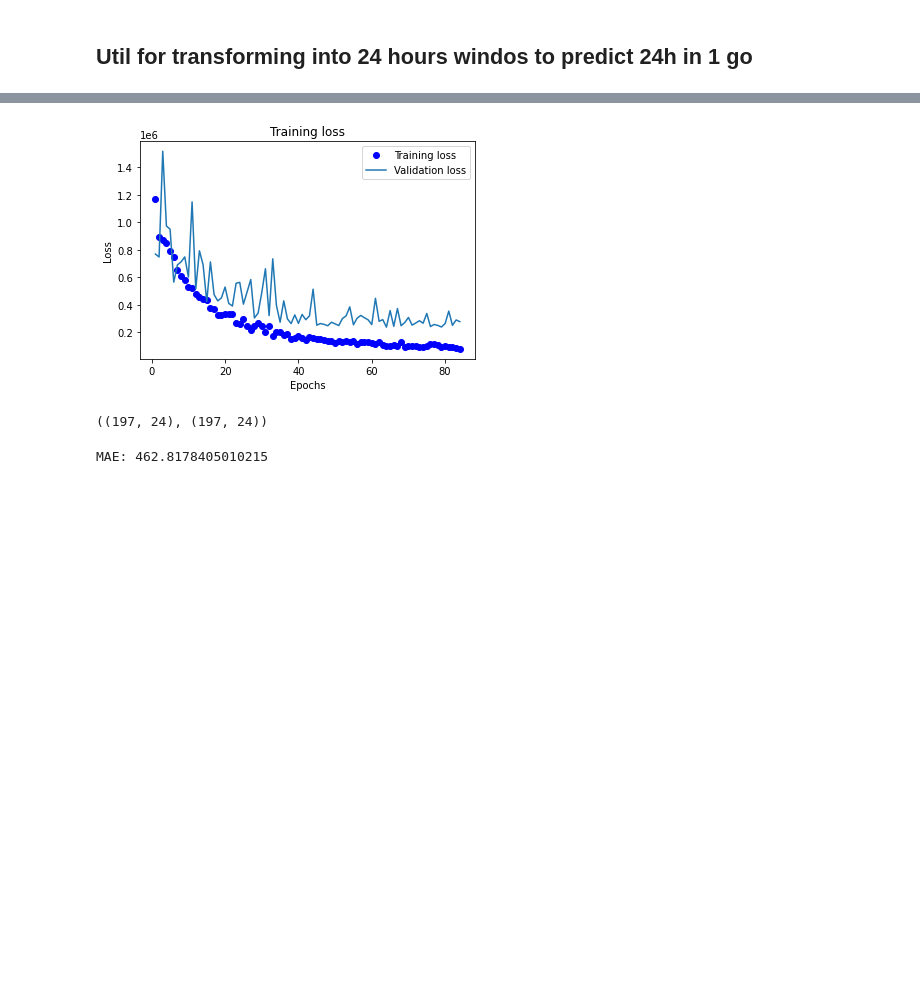
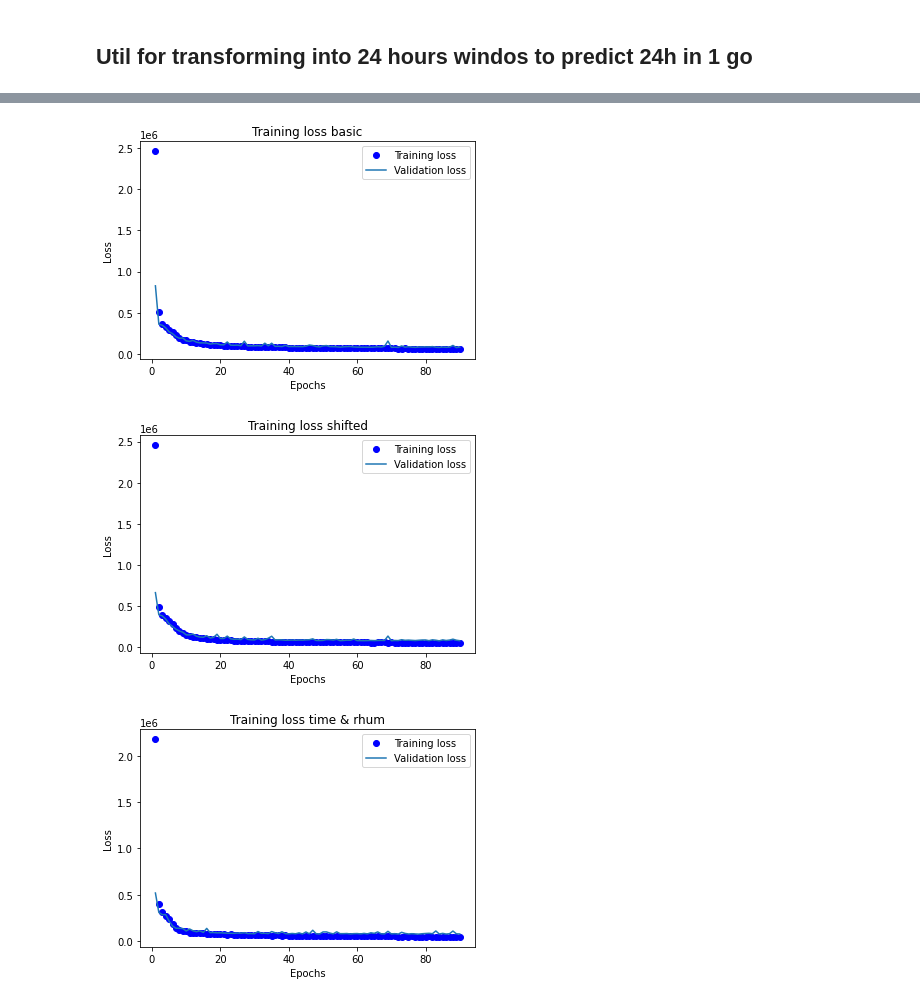
Before and after one commit to CA683-Group99/Wind-Energy-Prediction, a Jupyter notebook: 4_IslandElectricityANNModel_withPrevMW.ipynb, the cells around one changed output, grey strips where cells are left out. Saved outputs shown, nothing was run; the diff lists cells and outputs as text; code cells hidden in the pictures; blank space fills up the shorter version.

```diff
--- a/4_IslandElectricityANNModel_withPrevMW.ipynb
+++ b/4_IslandElectricityANNModel_withPrevMW.ipynb
@@ -753,7 +772,7 @@ for attr in eval_hist.keys():
   temp['model'] = attr
   hist = pd.concat([hist, temp],ignore_index=True)
 
-fig = px.line(hist, x="epoch", y="Validation_MAE", color='model', width=500, height=350, range_y=[200, 520])
+fig = px.line(hist, x="epoch", y="Validation_MAE", color='model', width=800, height=400, range_y=[150, 520])
 fig.show()
 # %% [output]
 [interactive output not drawn]
@@ -862,9 +880,10 @@ for i in models.keys():
                       mode='lines',
                       name='Eirgrid Forecast Wnd',showlegend=True), 1, 1, secondary_y=False)
 
-  fig.add_trace(go.Scatter(x=testSet['date'], y=testSet['ActualDemandMW'],
-                      mode='lines',
-                      name='Demand Actual',showlegend=True), 1, 1, secondary_y=False)
+
+  fig.add_trace(go.Scatter(x=testSet['date'], y=(0.7*testSet['ActualDemandMW']),
+                         line=dict(color='firebrick', width=1, dash='dash'), # dash options include 'dash', 'dot', and 'dashdot'
+                         name='70% Actual Demand',showlegend=True), 1, 1, secondary_y=False)
 
   fig.add_trace(go.Scatter(x=testSet['date'], y=testSet['ActualWindMW'],
                       mode='lines',
@@ -876,7 +895,7 @@ for i in models.keys():
 
 
   fig.update_layout(
-      title_text="Wind actual (blue) vs. Predictions (red) for last week of Feb 2021",
+      title_text="Wind actual vs. Predictions for last weeks of March 2021 (hourly model)",
       xaxis=dict(
           showline=True,
           showgrid=False,
@@ -926,7 +950,7 @@ Test r2_score: 0.5831199164306103
 HOURS_AHEAD = 24
 # %%
 def window_split_transform(data, timesteps, listCols):
-  n = np.round(data.shape[0] / 24, 0).astype('int32')
+  n = np.floor_divide(data.shape[0], timesteps)
 
   t = np.zeros((n, timesteps, len(listCols)))
   for i in range(n):
@@ -937,10 +973,10 @@ def window_split_transform(data, timesteps, listCols):
 # %%
-def window_split_target(data, timesteps, targetCol):
-  n = np.round(data.shape[0] / 24, 0).astype('int32')
+def window_split_series(data, timesteps):
+  n = np.floor_divide(data.shape[0], timesteps)
 
   t = np.zeros((n, timesteps))
   for i in range(n):
     currLoc = i*timesteps
-    t[i] = data.iloc[currLoc:(currLoc+timesteps)][targetCol]
+    t[i] = data.iloc[currLoc:(currLoc+timesteps)]
   return t
 # %% [markdown]
@@ -1031,24 +1045,18 @@ Epoch 84/100
 # %%
-loss = historyDay.history['loss']
-val_loss = historyDay.history['val_loss']
+for attr in eval_hist.keys():
+  loss = eval_hist[attr].history['loss']
+  val_loss = eval_hist[attr].history['val_loss']
 
-epochs = range(1,len(loss)+1)
+  epochs = range(1,len(loss)+1)
 
-plt.plot(epochs,loss,'bo',label='Training loss')
-plt.plot(epochs,val_loss, label='Validation loss')
-plt.title('Training loss')
-plt.xlabel('Epochs')
-plt.ylabel('Loss')
-plt.legend()
-plt.show()
+  plt.plot(epochs,loss,'bo',label='Training loss')
+  plt.plot(epochs,val_loss, label='Validation loss')
+  plt.title('Training loss ' + attr)
+  plt.xlabel('Epochs')
+  plt.ylabel('Loss')
+  plt.legend()
+  plt.show()
 # %% [output]
-[figure, old version]
+[figure, new version]
+[figure, added]
+[figure, added]
-# %%
-y_preds = modelDay.predict(X_test)
-y_preds.shape, y_test.shape
-# %% [output]
-((197, 24), (197, 24))
-# %%
-print('MAE:', mean_absolute_error(y_test.reshape(1, -1)[0], y_preds.reshape(1, -1)[0]))
-# %% [output]
-MAE: 462.8178405010215
```
Also changed, not shown: parts of 47 cells of this notebook.
